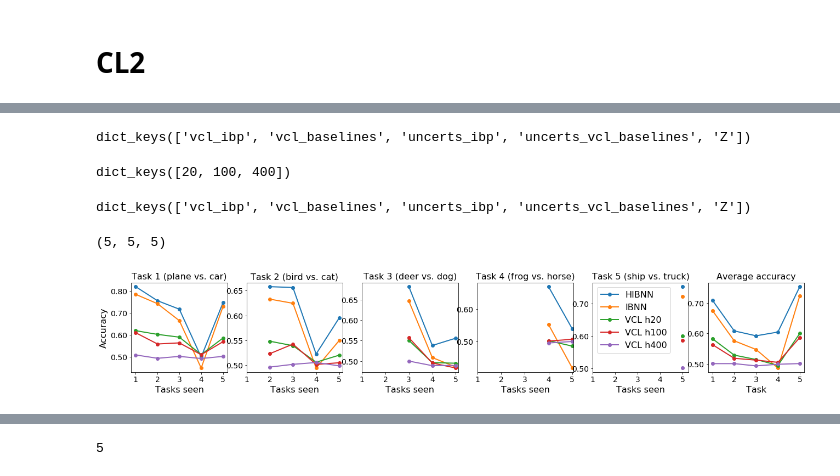
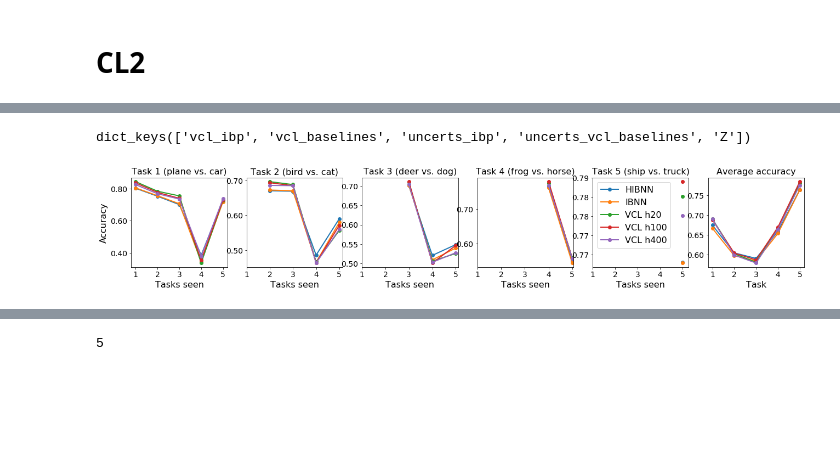
Before and after one commit to skezle/IBP_BNN, a Jupyter notebook: src/ibp_cifar_results.ipynb, the cells around one changed output, grey strips where cells are left out. Cells and saved outputs as stored; diff of their text form; code cells hidden in the pictures; blank space fills up the shorter version.

```diff
--- a/src/ibp_cifar_results.ipynb
+++ b/src/ibp_cifar_results.ipynb
@@ -319,6 +187,2 @@ plt.show()
 # %% [markdown]
 # IBP
-# %%
-with open('results/split_mnist_res5_ibp_l2_cifar10_a20.pkl', 'rb') as input_file:
-    d_ibp = pickle.load(input_file)
-d_ibp.keys()
@@ -525,7 +284,7 @@ plt.show()
 # %% [markdown]
 # CL2
 # %%
-with open('results/split_mnist_res5_ibp_rs_split_cifar10_hibp_l2_cifar10_sh.pkl', 'rb') as input_file:
-    d_rs = pickle.load(input_file)
-d_rs.keys()
+with open('results/split_mnist_cifar10_hibp_norm_sh.pkl', 'rb') as input_file:
+    d = pickle.load(input_file)
+d.keys()
 # %% [output]
@@ -546,57 +292,21 @@ d_rs['opt_params']
-# %%
-#Args:
-# difficult            = False
-# single_head          = True
-# num_layers           = 2
-# runs                 = 5
-# alpha0               = 20.0
-# log_dir              = 'logs_cifar'
-# dataset              = 'cifar10'
-# use_local_reparam    = False
-# implicit_beta        = True
-# hibp                 = True
-# run_baselines        = True
-# h_list               = [20, 100, 400]
-# cl3                  = False
-# K                    = 200
-# tag                  = 'cifar10_sh'
-# beta_hack            = [1, 1, 1, 1, 1]
-# alpha                = 4
-# no_ibp               = False
-with open('results/split_mnist_res5_cifar10_sh.pkl', 'rb') as input_file:
-    d_bl = pickle.load(input_file)
-d_bl.keys()
-# %% [output]
-dict_keys(['vcl_ibp', 'vcl_baselines', 'uncerts_ibp', 'uncerts_vcl_baselines', 'Z'])
-# %%
-d_bl['vcl_baselines'].keys()
-# %% [output]
-dict_keys([20, 100, 400])
 # %%
-with open('results/split_mnist_res5_ibp_sh_c10_a20.pkl', 'rb') as input_file:
+with open('results/split_mnist_cifar10_ibp_norm_sh.pkl', 'rb') as input_file:
     d_ibp = pickle.load(input_file)
 d_ibp.keys()
 # %% [output]
 dict_keys(['vcl_ibp', 'vcl_baselines', 'uncerts_ibp', 'uncerts_vcl_baselines', 'Z'])
-# %%
-d_ibp['vcl_ibp'].shape
-# %% [output]
-(5, 5, 5)
 # %%
-hibp_acc = d_bl['vcl_ibp'] # 5, 5, 5
-hibp_acc_rs = d_rs['vcl_ibp'] # 5, 5, 5
+hibp_acc = d['vcl_ibp'] # 5, 5, 5
 ibp_acc = d_ibp['vcl_ibp']
-vcl_result_h20 = d_bl['vcl_baselines'][20]
-vcl_result_h100 = d_bl['vcl_baselines'][100]
-vcl_result_h400 = d_bl['vcl_baselines'][400]
+vcl_result_h20 = d['vcl_baselines'][20]
+vcl_result_h100 = d['vcl_baselines'][100]
+vcl_result_h400 = d['vcl_baselines'][400]
 _hibp_acc = np.mean(hibp_acc, 0)
-_hibp_acc_rs = np.mean(hibp_acc_rs, 0)
 _ibp_acc = np.mean(ibp_acc, 0)
 _vcl_result_h20 = np.mean(vcl_result_h20, 0)
 _vcl_result_h100 = np.mean(vcl_result_h100, 0)
 _vcl_result_h400 = np.mean(vcl_result_h400, 0)
 __hibp_acc = np.nanmean(hibp_acc, (0,1))
-__hibp_acc_rs = np.nanmean(hibp_acc_rs, (0,1))
 __ibp_acc = np.nanmean(ibp_acc, (0,1))
 __vcl_result_h20 = np.nanmean(vcl_result_h20, (0,1))
 __vcl_result_h100 = np.nanmean(vcl_result_h100, (0,1))
@@ -613,42 +323,40 @@ legend_size = 16
 #['airplane', 'automobile', 'bird', 'cat', 'deer', 'dog', 'frog', 'horse', 'ship', 'truck']
 titles = {0: "Task 1 (plane vs. car)",
           1: "Task 2 (bird vs. cat)",
           2: "Task 3 (deer vs. dog)",
           3: "Task 4 (frog vs. horse)",
           4: "Task 5 (ship vs. truck)"}
 no_tasks=5
 fig, ax = plt.subplots(1, 6, figsize=(22, 3))
 for i in range(no_tasks):
-    ax[i].plot(np.arange(len(_hibp_acc_rs[:, i]))+1, _hibp_acc_rs[:, i], label='HIBNN', marker='o', linewidth=lw)
+    ax[i].plot(np.arange(len(_hibp_acc[:, i]))+1, _hibp_acc[:, i], label='HIBNN', marker='o', linewidth=lw)
     ax[i].plot(np.arange(len(_ibp_acc[:, i]))+1, _ibp_acc[:, i], label='IBNN', marker='o', linewidth=lw)
-    #ax[i].plot(np.arange(len(_hibp_acc_rs[:, i]))+1, _hibp_acc[:, i], label='HIBNN', marker='o', linewidth=lw)
     ax[i].plot(np.arange(len(_vcl_result_h20[:, i]))+1, _vcl_result_h20[:, i], label='VCL h20', marker='o', linewidth=lw)
     ax[i].plot(np.arange(len(_vcl_result_h100[:, i]))+1, _vcl_result_h100[:, i], label='VCL h100', marker='o', linewidth=lw)
     ax[i].plot(np.arange(len(_vcl_result_h400[:, i]))+1, _vcl_result_h400[:, i], label='VCL h400', marker='o', linewidth=lw)
     ax[i].set_title(titles[i], fontsize=legend_size)
     ax[i].set_xticks(range(1, len(_hibp_acc[:,i])+1))
     ax[i].set_xlabel('Tasks seen', fontsize=legend_size)
     ax[i].yaxis.set_major_formatter(FormatStrFormatter('%.2f'))
     ax[i].tick_params(labelsize=tick_size)
     if i == 4:
         ax[i].legend(fontsize=legend_size)
     if i == 0:
         ax[i].set_ylabel('Accuracy', fontsize=legend_size)
-ax[5].plot(np.arange(len(__hibp_acc_rs))+1, __hibp_acc_rs, label='HIBNN', marker='o', linewidth=lw)
-ax[5].plot(np.arange(len(__ibp_acc))+1, __ibp_acc, label='IBNN', marker='o', linewidth=lw)
-#ax[5].plot(np.arange(len(__hibp_acc))+1, __hibp_acc, label='HIBNN', marker='o', linewidth=lw)
-ax[5].plot(np.arange(len(__vcl_result_h20))+1, __vcl_result_h20, label='VCL 20', marker='o', linewidth=lw)
-ax[5].plot(np.arange(len(__vcl_result_h100))+1, __vcl_result_h100, label='VCL 100', marker='o', linewidth=lw)
-ax[5].plot(np.arange(len(__vcl_result_h400))+1, __vcl_result_h400, label='VCL 400', marker='o', linewidth=lw)
+ax[5].plot(np.arange(len(__hibp_acc))+1, __hibp_acc, label='HIBNN', marker='o', linewidth=lw)
+ax[5].plot(np.arange(len(__hibp_acc))+1, __ibp_acc, label='IBNN', marker='o', linewidth=lw)
+ax[5].plot(np.arange(len(__hibp_acc))+1, __vcl_result_h20, label='VCL 20', marker='o', linewidth=lw)
+ax[5].plot(np.arange(len(__hibp_acc))+1, __vcl_result_h100, label='VCL 100', marker='o', linewidth=lw)
+ax[5].plot(np.arange(len(__hibp_acc))+1, __vcl_result_h400, label='VCL 400', marker='o', linewidth=lw)
 ax[5].set_xticks(range(1, len(_hibp_acc)+1))
 ax[5].set_title('Average accuracy', fontsize=legend_size)
 ax[5].set_xlabel('Task', fontsize=legend_size)
 ax[5].tick_params(labelsize=tick_size)
 ax[5].yaxis.set_major_formatter(FormatStrFormatter('%.2f'))
 #ax[5].legend()
-plt.savefig("plots/accs_all_hibp_cifar_sh_l2.pdf", bbox_inches='tight')
+#plt.savefig("plots/accs_all_hibp_cifar_mh_l1.pdf", bbox_inches='tight')
 fig.show()
 # %% [output]
-[figure, old version]
+[figure, new version]
 # %%
 print("Overall accuracies H-IBP: {0} pm {1}".format(np.nanmean(hibp_acc), np.nanmean(np.nanstd(hibp_acc, 0))))
```
Also changed, not shown: parts of 30 cells of this notebook.
